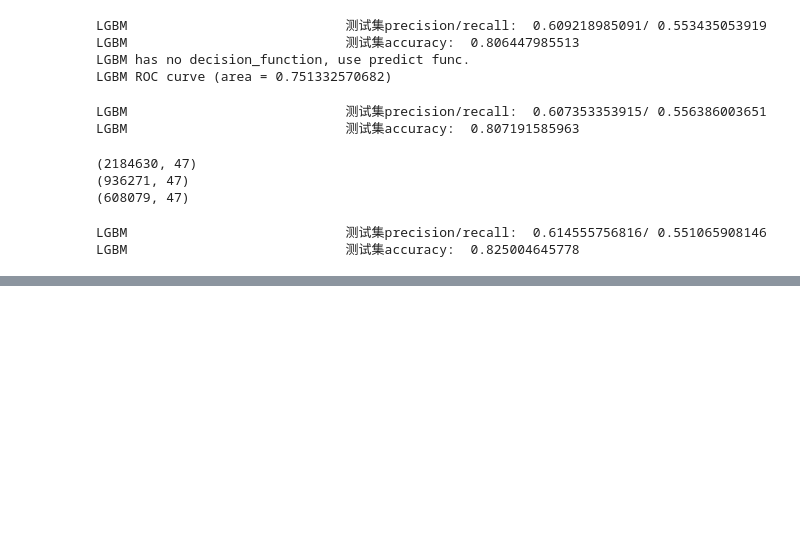
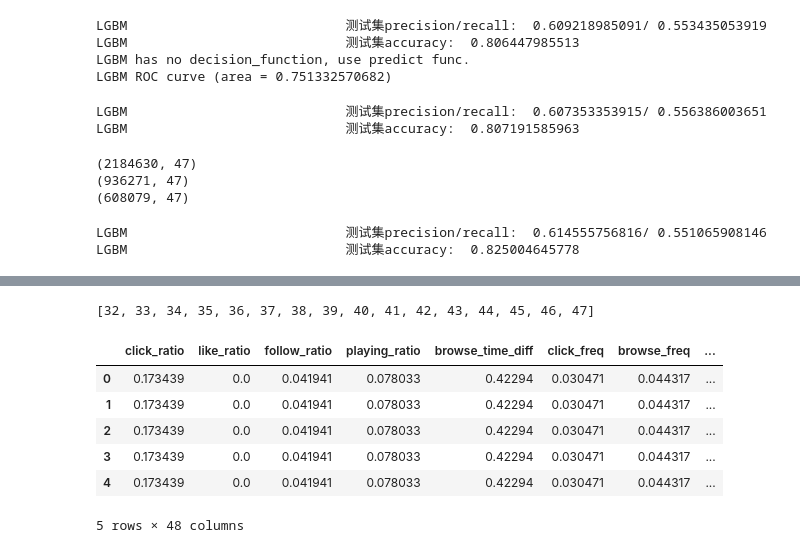
Before and after one commit to kitianFresh/kuaishou, a Jupyter notebook: models/train_test_val_distribution.ipynb, the cells around one changed output, grey strips where cells are left out. Saved outputs shown, nothing was run; the diff lists cells and outputs as text; code cells hidden in the pictures; blank space fills up the shorter version.

```diff
--- a/models/train_test_val_distribution.ipynb
+++ b/models/train_test_val_distribution.ipynb
@@ -673,0 +778,33 @@ print("{:31} 测试集accuracy: {:15}".format(model_name, accuracy))
+# %%
+all_features = list(ensemble_train.columns.values)
+print("all original features")
+
+print(all_features)
+y = ensemble_train[y_label].values
+
+# features_to_train = list(set(all_features) - set(['user_id', 'photo_id', 'click', 'browse_time_diff']))
+print("train features")
+print(features_to_train)
+num_train, num_test = ensemble_train.shape[0], ensemble_test.shape[0]
+ensemble_data = pd.concat(
+    [ensemble_train[id_features + features_to_train], ensemble_test[id_features + features_to_train]])
+normalize_min_max(ensemble_data, cont_features_to_train)
+train = ensemble_data.iloc[:num_train, :]
+ensemble_train = pd.concat([train, ensemble_train[y_label]], axis=1)
+ensemble_test = ensemble_data.iloc[num_train:, :]
+
+
+# ensemble_train = ensemble_train.sort_values('time')
+train_num = ensemble_train.shape[0]
+train_data = ensemble_train.iloc[:int(train_num * 0.7)].copy()
+print(train_data.shape)
+y_train = train_data[y_label].values
+val_data = ensemble_train.iloc[int(train_num * 0.7):].copy()
+print(val_data.shape)
+val_photo_ids = list(set(val_data['photo_id'].unique()) - set(train_data['photo_id'].unique()))
+val_data = val_data.loc[val_data.photo_id.isin(val_photo_ids)]
+y_val = val_data[y_label].values
+print(val_data.shape)
+# %%
+num_train, num_val, num_test = train_data.shape[0], val_data.shape[0], ensemble_test.shape[0]
+ensemble_data = pd.concat([train_data[features_to_train], val_data[features_to_train], ensemble_test[features_to_train]])
@@ -673,0 +833,14 @@ print("{:31} 测试集accuracy: {:15}".format(model_name, accuracy))
+# %%
+cate_feats_indexes
+# %% [output]
+[32, 33, 34, 35, 36, 37, 38, 39, 40, 41, 42, 43, 44, 45, 46, 47]
+# %%
+ensemble_data.head()
+# %% [output]
+|  | click_ratio | like_ratio | follow_ratio | playing_ratio | browse_time_diff | click_freq | browse_freq | ... |
+| 0 | 0.173439 | 0.0 | 0.041941 | 0.078033 | 0.42294 | 0.030471 | 0.044317 | ... |
+| 1 | 0.173439 | 0.0 | 0.041941 | 0.078033 | 0.42294 | 0.030471 | 0.044317 | ... |
+| 2 | 0.173439 | 0.0 | 0.041941 | 0.078033 | 0.42294 | 0.030471 | 0.044317 | ... |
+| 3 | 0.173439 | 0.0 | 0.041941 | 0.078033 | 0.42294 | 0.030471 | 0.044317 | ... |
+| 4 | 0.173439 | 0.0 | 0.041941 | 0.078033 | 0.42294 | 0.030471 | 0.044317 | ... |
+5 rows × 48 columns
```
Also changed, not shown: parts of 6 cells of this notebook, 7 other files.
